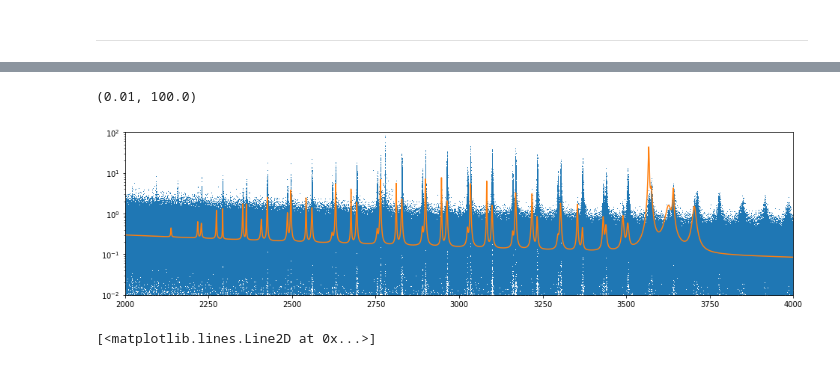
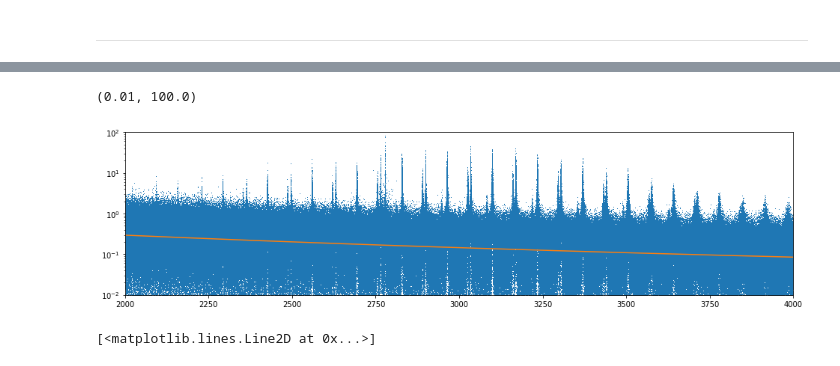
Before and after one commit to bmorris3/virgopsd, a Jupyter notebook: virgo.ipynb, the cells around one changed output, grey strips where cells are left out. Saved outputs shown, nothing was run; the diff lists cells and outputs as text; code cells hidden in the pictures.

```diff
--- a/virgo.ipynb
+++ b/virgo.ipynb
@@ -153,7 +153,7 @@ table2 = [2137.79, 2217.63, 2273.47,
 3135.96, 3186.26, 3234.17, 3279.76,
 3271.74, 3322.67, 3370.91, 3417.35,
 3408.14, 3459.74, 3508.80, 3554.93,
-3544.67, 3596.35, 2963.5, 3098, 3233] #3646.05, 3682.25, 3734.72]
+3544.67, 3596.35, 3646.05, 3682.25, 3734.72]
 
 for line in table2:
     ax.axvline(line, ls=':', color='k')
@@ -326,13 +380,12 @@ from celerite import terms
 
 kernel = (terms.SHOTerm(log_S0=10, log_omega0=-5, log_Q=1) +
           terms.SHOTerm(log_S0=10, log_omega0=-5, log_Q=1))
-gp = celerite.GP(kernel)
 
 from scipy.optimize import fmin_powell, fmin_l_bfgs_b
 
 def minimize(p):
-    gp.kernel.set_parameter_vector(p)
-    return np.sum( ( np.log(low_freq_model(bestp_lowfreq)) - np.log(gp.kernel.get_psd(2 * np.pi * x)) )**2 )
+    kernel.set_parameter_vector(p)
+    return np.sum( ( np.log(low_freq_model(bestp_lowfreq)) - np.log(kernel.get_psd(2 * np.pi * x * 1e-6)) )**2 )
 
 initp = [11.96511414, -8.55718427,  9.19830828,
          0.72794889, -1.50612712, 10.13790919]
@@ -344,7 +397,7 @@ fig, ax = plt.subplots()
 ax.loglog(x, y)
 # ax.loglog(x, low_freq_model(initp), label='initp PSD')
 # ax.loglog(x, low_freq_model(fit1), label='VIRGO PSD')
-ax.loglog(x, gp.kernel.get_psd(2 * np.pi * x), ls='--', label='celerite PSD')
+ax.loglog(x, kernel.get_psd(2 * np.pi * x * 1e-6), ls='--', label='celerite PSD')
 ax.legend()
 ax.set_xlabel('Frequency [Hz]')
 ax.set_ylabel('Power ((W/m$^2$)$^2$ Hz$^{-1}$)')
@@ -364,9 +417,10 @@ Text(0,0.5,'Power ((W/m$^2$)$^2$ Hz$^{-1}$)')
 kernel = (terms.SHOTerm(log_S0=fit1[0], log_omega0=fit1[1], log_Q=fit1[2]) +
           terms.SHOTerm(log_S0=fit1[3], log_omega0=fit1[4], log_Q=fit1[5]))
 kernel.set_parameter_vector(fit1)
-log_omegas = np.log(2*np.pi * np.array(table2))
+#log_omegas = np.log(2*np.pi * np.array(table2))
 
-for i, p0_p2 in enumerate(parameters[:, :2]):
-    p0, p2 = p0_p2
-    kernel += terms.SHOTerm(log_S0=p0, log_omega0=log_omegas[i], log_Q=p2)
+for i, p0_p2 in enumerate(parameters[:, :3]):
+    p0, p1, p2 = p0_p2
+    kernel += terms.SHOTerm(log_S0=p0, log_omega0=p1, log_Q=p2)
+#kernel.set_parameter_vector(np.concatenate([fit1, parameters[:, :3].ravel()]))
 # %%
@@ -383,13 +437,13 @@ ax.set_ylim([1e-2, 1e6])
 # %%
 fig, ax = plt.subplots(figsize=(16, 4))
 ax.semilogy(1e6 * f, Pxx_den, ',', rasterized=True)
-ax.semilogy(1e6 * f, kernel.get_psd(2*np.pi*f*1e6))
+ax.semilogy(1e6 * f, kernel.get_psd(2*np.pi*f))
 # ax.loglog(1e6 * f, psd)
 ax.set_xlim([2000, 4000])
 ax.set_ylim([1e-2, 1e2])
 # %% [output]
 (0.01, 100.0)
-[figure, old version]
+[figure, new version]
 # %%
 gp = celerite.GP(kernel)
 xtest = np.arange(0, 1, 25/60/60/24)
```
Also changed, not shown: parts of 6 cells of this notebook.
